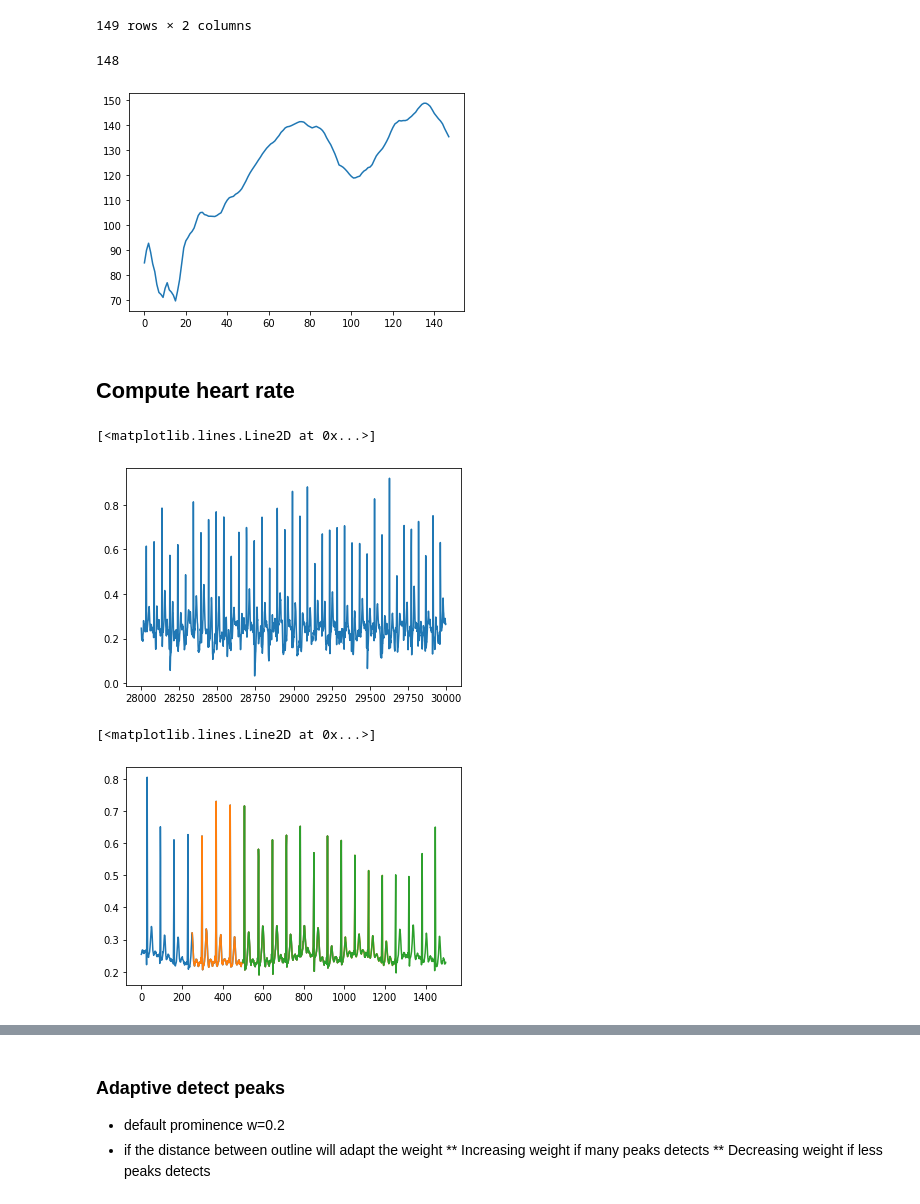
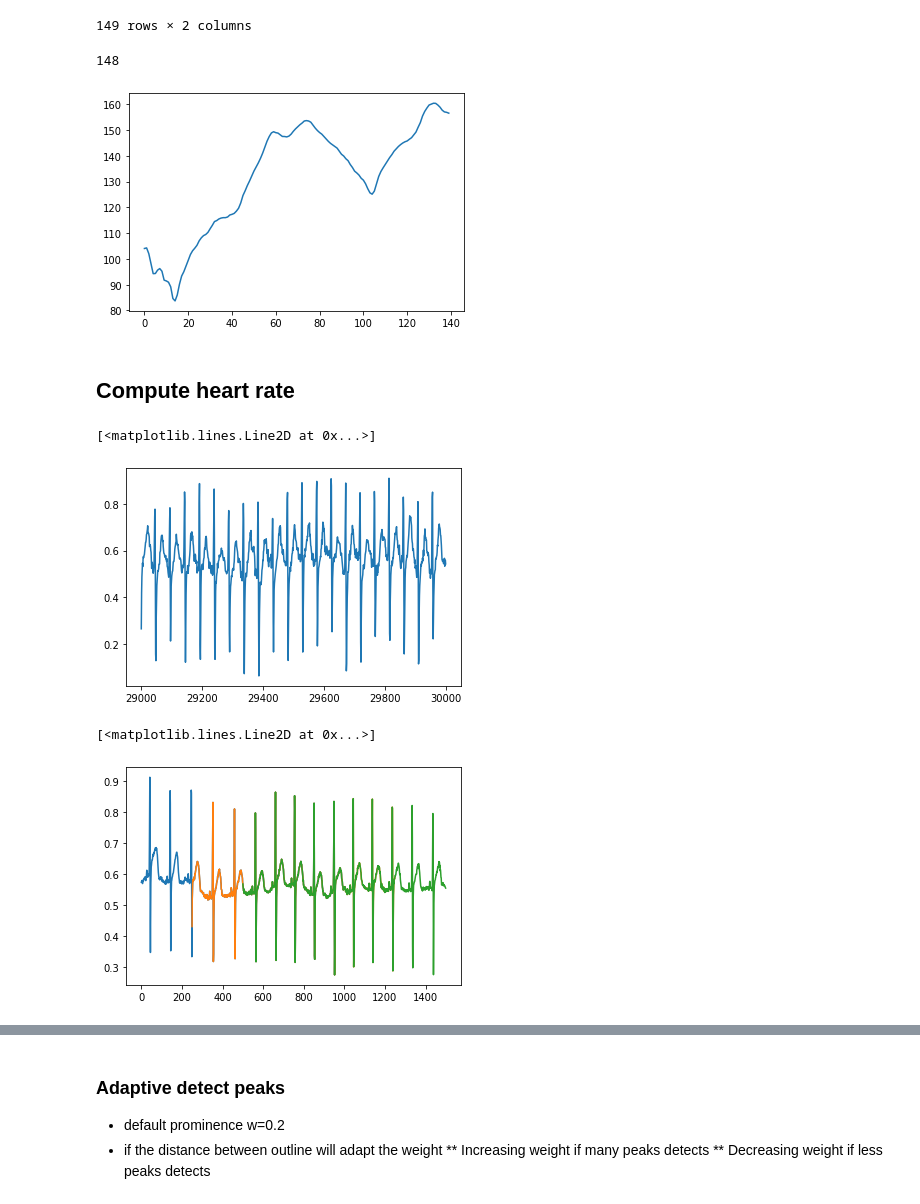
Before and after one commit to LongNguyen1984/TimeSeriesWithPython, a Jupyter notebook: HR_DNN.ipynb, the cells around one changed output, grey strips where cells are left out. Drawn from its saved outputs; the diff is of its cells as text; code cells hidden in the pictures.

```diff
--- a/HR_DNN.ipynb
+++ b/HR_DNN.ipynb
@@ -110,19 +110,19 @@ hrdfs[8]
 149 rows × 2 columns
 # %%
 import matplotlib.pyplot as plt
-plt.plot(hrdfs[0][0])
+plt.plot(hrdfs[1][0])
 print(len(hrdfs[0][0]))
 # %% [output]
 148
-[figure, old version]
+[figure, new version]
 # %% [markdown]
 ## Compute heart rate
 # %%
-ECG0 = dfs[1][0]
-plt.plot(ECG0[28000:30000])
+ECG0 = dfs[2][0]
+plt.plot(ECG0[29000:30000])
 # %% [output]
 [<matplotlib.lines.Line2D at 0x...>]
-[figure, old version]
+[figure, new version]
 # %%
 # Check the length of data
 len(ECG0)
@@ -137,6 +137,6 @@ plt.plot(ECGseg[1])
 plt.plot(ECGseg[2])
 # %% [output]
 [<matplotlib.lines.Line2D at 0x...>]
-[figure, old version]
+[figure, new version]
 # %%
 from scipy.signal import find_peaks
```
Also changed, not shown: parts of 9 cells of this notebook.
